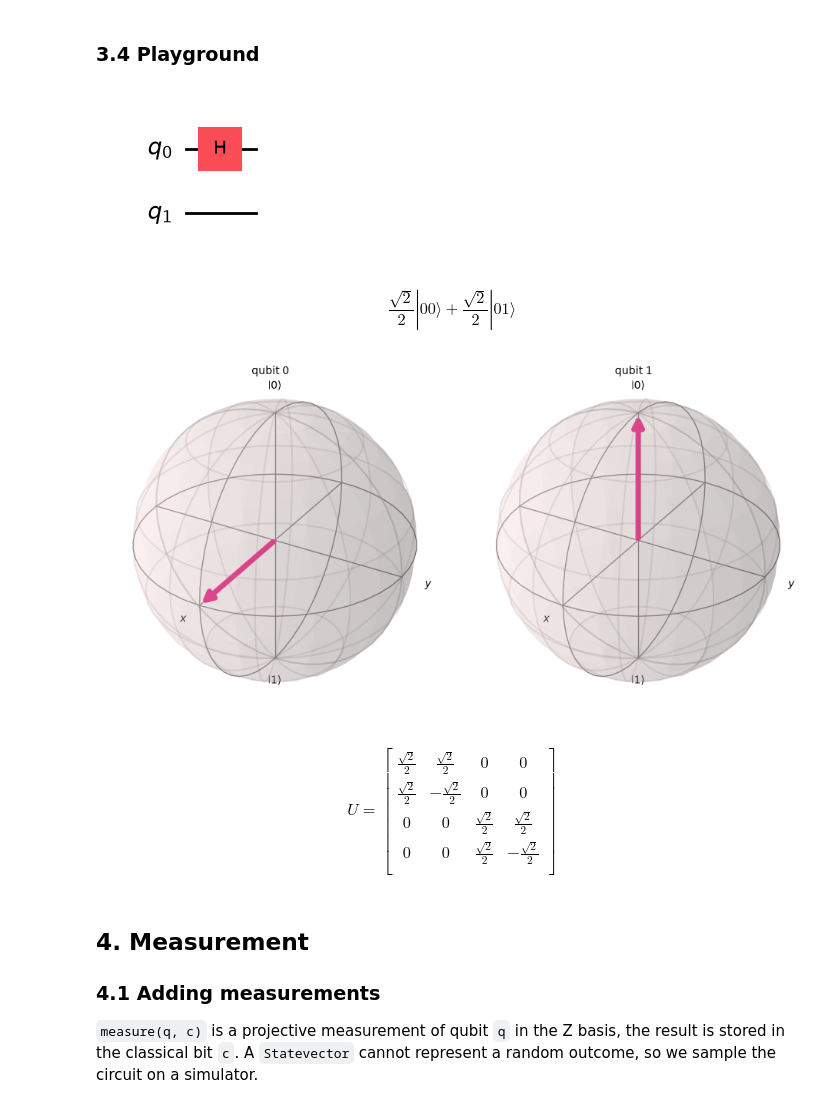
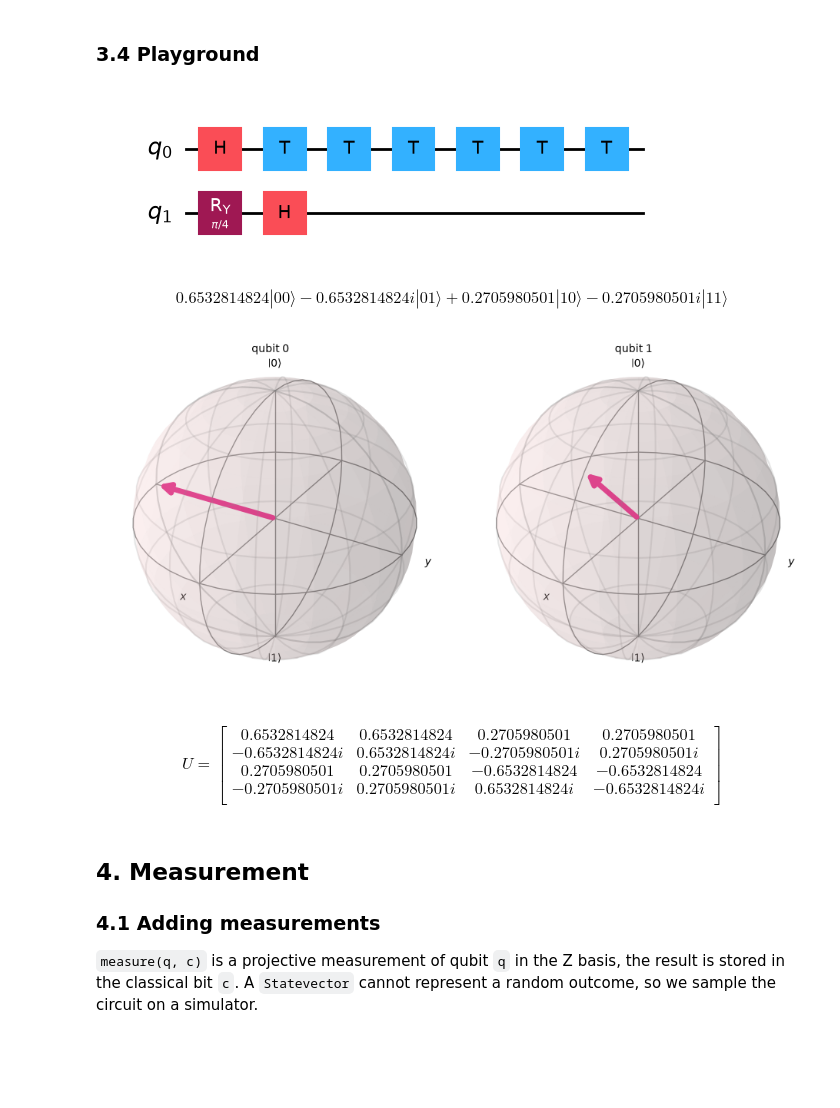
Before and after one commit to Broum/UKP_IQC_materials, a Jupyter notebook: 02_Qiskit_circuits_colab.ipynb, the cells around one changed output. Cells and saved outputs as stored; diff of their text form; code cells hidden in the pictures; blank space fills up the shorter version.

```diff
--- a/02_Qiskit_circuits_colab.ipynb
+++ b/02_Qiskit_circuits_colab.ipynb
@@ -821,27 +829,33 @@ $$\text{h [2]: }\frac{1}{2} |001\rangle+\frac{1}{2} |010\rangle+\frac{1}{2} |100
 # %%
 qc = QuantumCircuit(2)
 qc.h(0)
 # qc.x(1)
 # qc.cx(0, 1)
 # qc.s(0)
-# qc.t(0)
-# qc.ry(np.pi/3, 1)
+qc.t(0)
+qc.t(0)
+qc.t(0)
+qc.t(0)
+qc.t(0)
+qc.t(0)
+qc.ry(np.pi/4, 1)
+qc.h(1)
 # qc.rz(np.pi/2, 0)
 # qc.swap(0, 1)
 
 inspect(qc)
 show(Operator(qc), r'U = ')
 # %% [output]
-[figure, old version]
+[figure, new version]
-$$\frac{\sqrt{2}}{2} |00\rangle+\frac{\sqrt{2}}{2} |01\rangle$$
+$$0.6532814824 |00\rangle- 0.6532814824 i |01\rangle+0.2705980501 |10\rangle- 0.2705980501 i |11\rangle$$
-[figure, old version]
+[figure, new version]
 $$
 U =
 \begin{bmatrix}
-\frac{\sqrt{2}}{2} & \frac{\sqrt{2}}{2} & 0 & 0  \\
- \frac{\sqrt{2}}{2} & - \frac{\sqrt{2}}{2} & 0 & 0  \\
- 0 & 0 & \frac{\sqrt{2}}{2} & \frac{\sqrt{2}}{2}  \\
- 0 & 0 & \frac{\sqrt{2}}{2} & - \frac{\sqrt{2}}{2}  \\
+0.6532814824 & 0.6532814824 & 0.2705980501 & 0.2705980501  \\
+ - 0.6532814824 i & 0.6532814824 i & - 0.2705980501 i & 0.2705980501 i  \\
+ 0.2705980501 & 0.2705980501 & -0.6532814824 & -0.6532814824  \\
+ - 0.2705980501 i & 0.2705980501 i & 0.6532814824 i & - 0.6532814824 i  \\
  \end{bmatrix}
 $$
 # %% [markdown]
```
Also changed, not shown: parts of 14 cells of this notebook, 3 other files.
